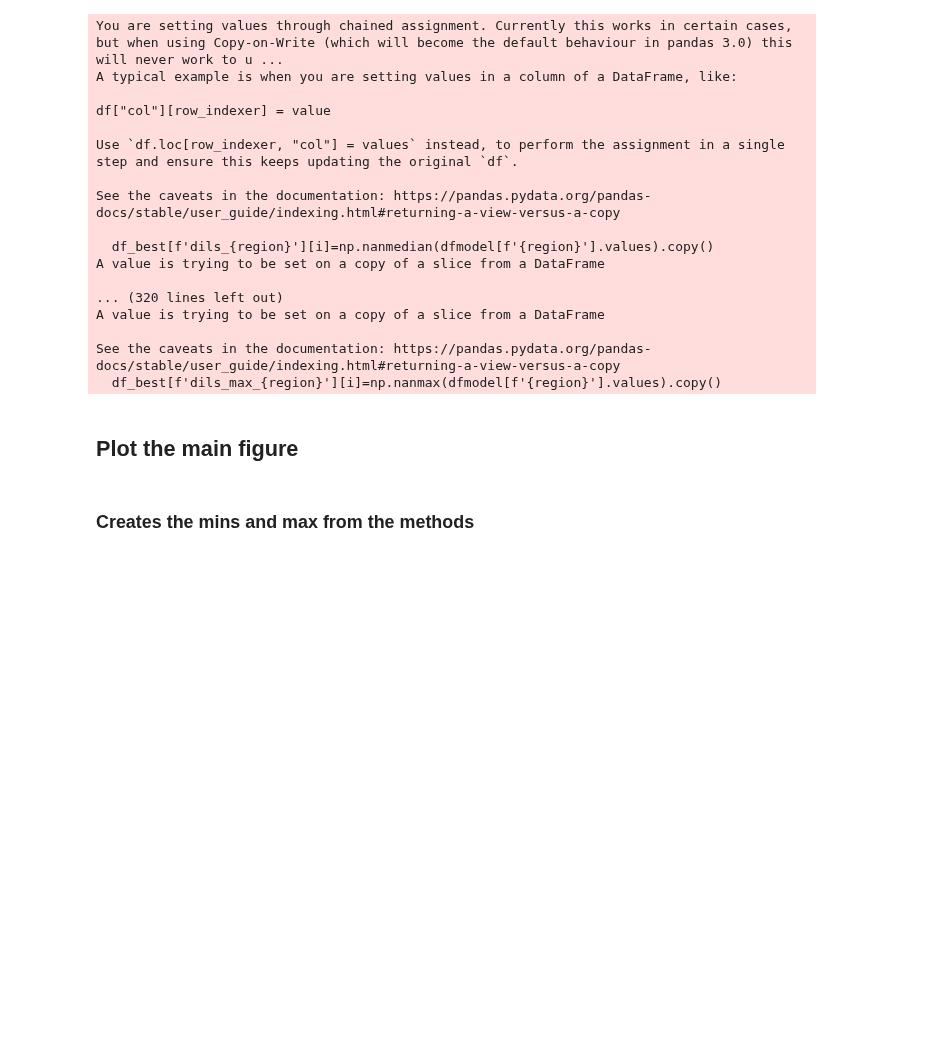
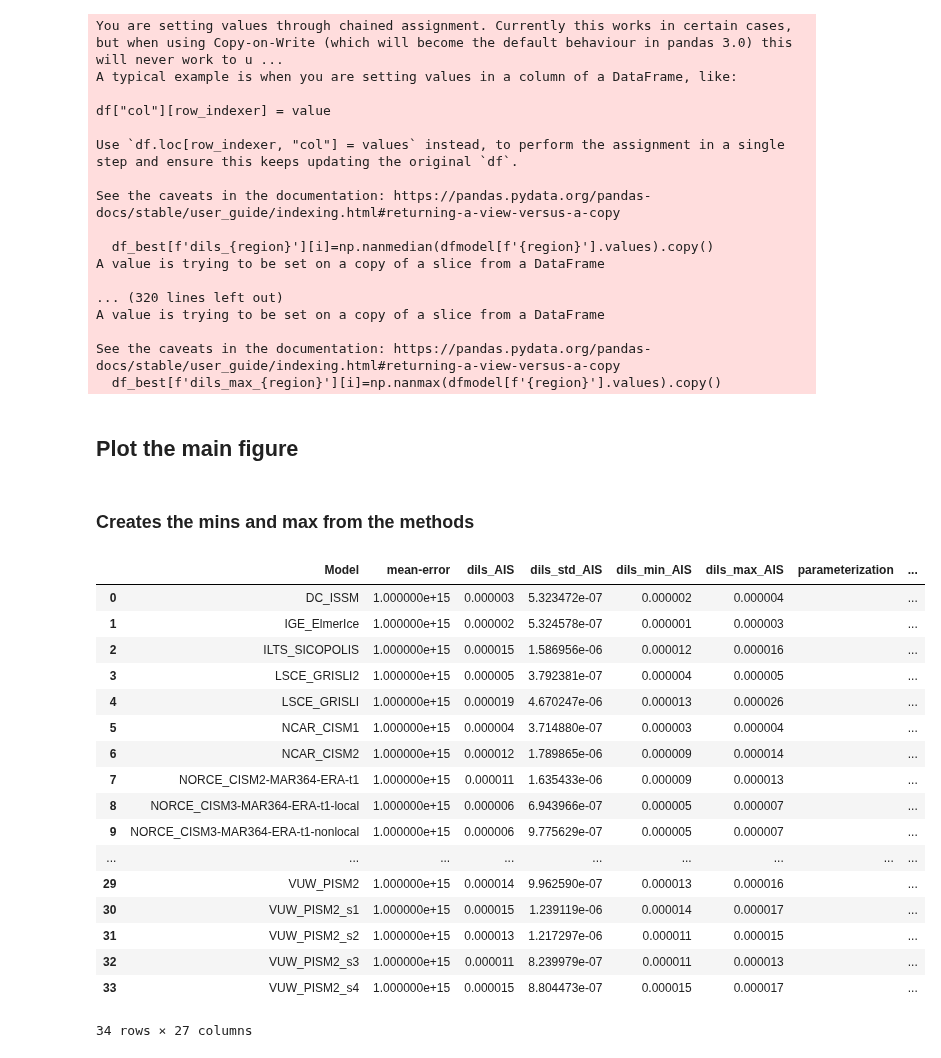
Before and after one commit to jojobeck/ISMIP6Hackathon, a Jupyter notebook: GroupBMBtodSLR/data_analysis/evaluate_best_method_for_DILS_by_prmse_paperfig.ipynb, the cells around one changed output. Cells and saved outputs as stored; diff of their text form; code cells hidden in the pictures; blank space fills up the shorter version.

```diff
--- a/GroupBMBtodSLR/data_analysis/evaluate_best_method_for_DILS_by_prmse_paperfig.ipynb
+++ b/GroupBMBtodSLR/data_analysis/evaluate_best_method_for_DILS_by_prmse_paperfig.ipynb
@@ -115 +122,22 @@ See the caveats in the documentation: https://pandas.pydata.org/pandas-docs/stab
+# %%
+df_best_new
+# %% [output]
+|  | Model | mean-error | dils_AIS | dils_std_AIS | dils_min_AIS | dils_max_AIS | parameterization | ... |
+| 0 | DC_ISSM | 1.000000e+15 | 0.000003 | 5.323472e-07 | 0.000002 | 0.000004 |  | ... |
+| 1 | IGE_ElmerIce | 1.000000e+15 | 0.000002 | 5.324578e-07 | 0.000001 | 0.000003 |  | ... |
+| 2 | ILTS_SICOPOLIS | 1.000000e+15 | 0.000015 | 1.586956e-06 | 0.000012 | 0.000016 |  | ... |
+| 3 | LSCE_GRISLI2 | 1.000000e+15 | 0.000005 | 3.792381e-07 | 0.000004 | 0.000005 |  | ... |
+| 4 | LSCE_GRISLI | 1.000000e+15 | 0.000019 | 4.670247e-06 | 0.000013 | 0.000026 |  | ... |
+| 5 | NCAR_CISM1 | 1.000000e+15 | 0.000004 | 3.714880e-07 | 0.000003 | 0.000004 |  | ... |
+| 6 | NCAR_CISM2 | 1.000000e+15 | 0.000012 | 1.789865e-06 | 0.000009 | 0.000014 |  | ... |
+| 7 | NORCE_CISM2-MAR364-ERA-t1 | 1.000000e+15 | 0.000011 | 1.635433e-06 | 0.000009 | 0.000013 |  | ... |
+| 8 | NORCE_CISM3-MAR364-ERA-t1-local | 1.000000e+15 | 0.000006 | 6.943966e-07 | 0.000005 | 0.000007 |  | ... |
+| 9 | NORCE_CISM3-MAR364-ERA-t1-nonlocal | 1.000000e+15 | 0.000006 | 9.775629e-07 | 0.000005 | 0.000007 |  | ... |
+| ... | ... | ... | ... | ... | ... | ... | ... | ... |
+| 29 | VUW_PISM2 | 1.000000e+15 | 0.000014 | 9.962590e-07 | 0.000013 | 0.000016 |  | ... |
+| 30 | VUW_PISM2_s1 | 1.000000e+15 | 0.000015 | 1.239119e-06 | 0.000014 | 0.000017 |  | ... |
+| 31 | VUW_PISM2_s2 | 1.000000e+15 | 0.000013 | 1.217297e-06 | 0.000011 | 0.000015 |  | ... |
+| 32 | VUW_PISM2_s3 | 1.000000e+15 | 0.000011 | 8.239979e-07 | 0.000011 | 0.000013 |  | ... |
+| 33 | VUW_PISM2_s4 | 1.000000e+15 | 0.000015 | 8.804473e-07 | 0.000015 | 0.000017 |  | ... |
+34 rows × 27 columns
 # %%
```
Also changed, not shown: parts of 3 cells of this notebook, 4 other files.
